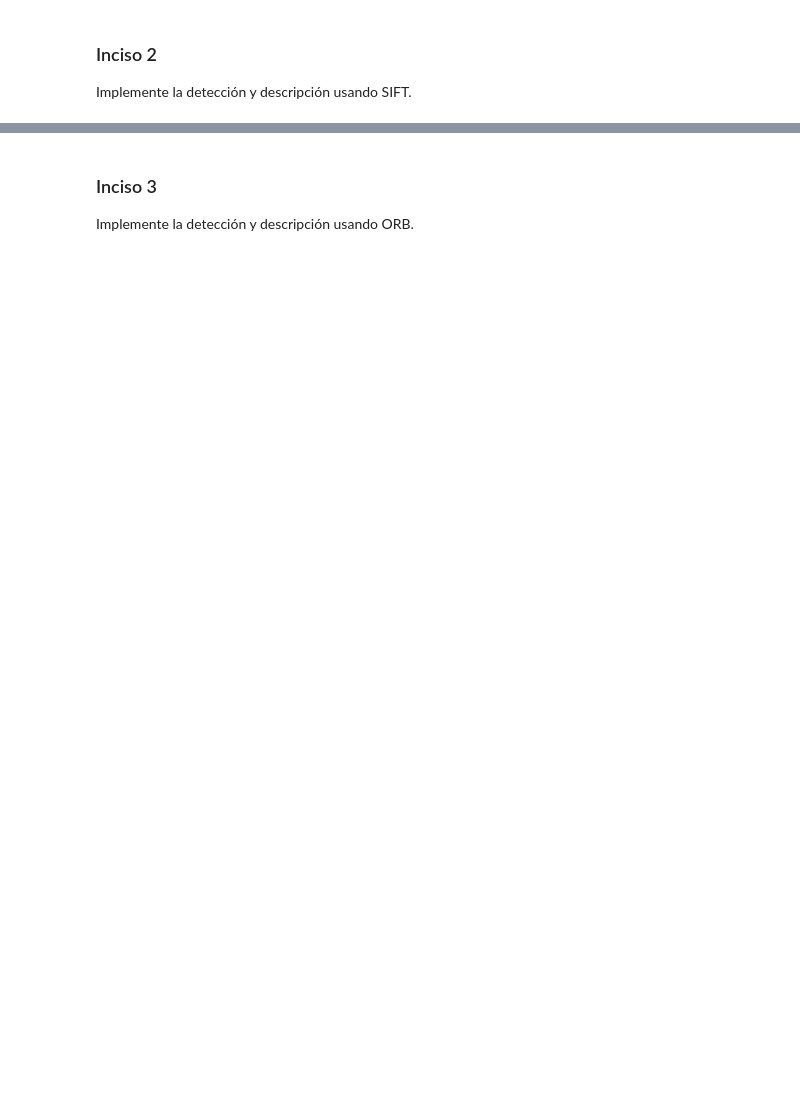
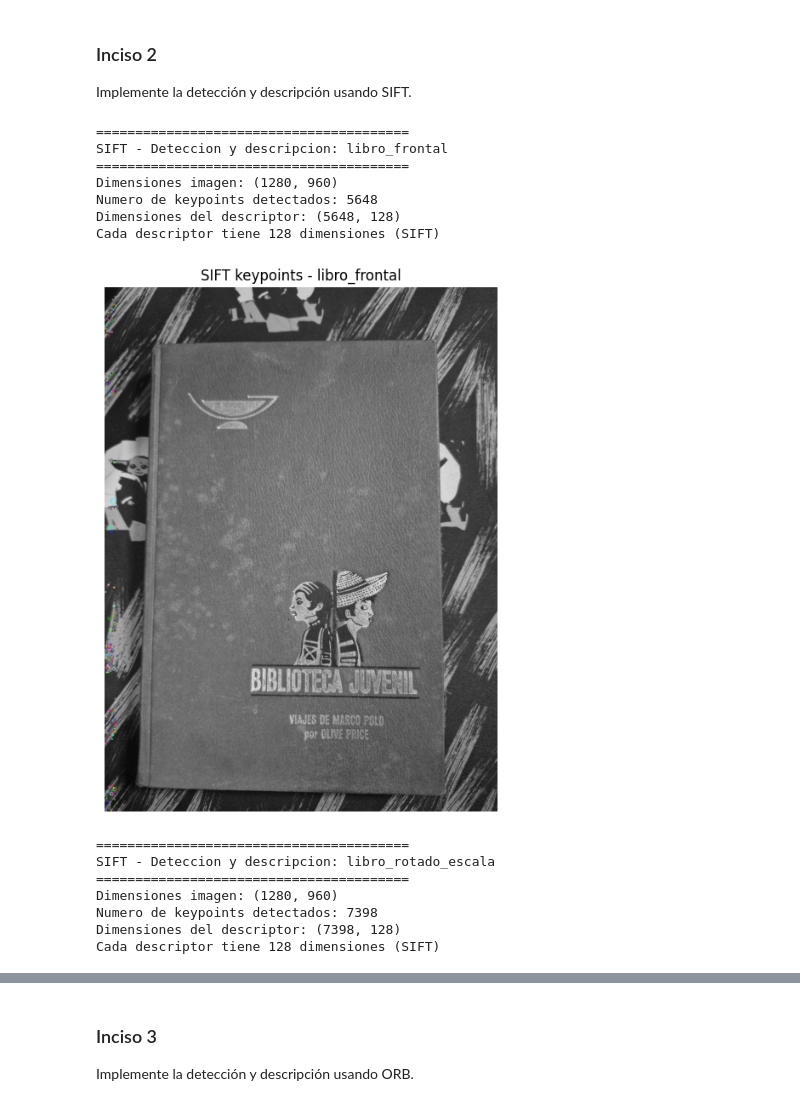
Before and after one commit to JosueSay/intro-to-computer-vision, a Jupyter notebook: labs/lab3/lab3.ipynb, the cells around one changed output, grey strips where cells are left out. Drawn from its saved outputs; the diff is of its cells as text; code cells hidden in the pictures; blank space fills up the shorter version.

```diff
--- a/labs/lab3/lab3.ipynb
+++ b/labs/lab3/lab3.ipynb
@@ -392,0 +481,30 @@ Implemente la detección y descripción usando SIFT.
+# %%
+kp1, desc1 = detectDescribeSIFT(
+    img1Gray,
+    image_name="libro_frontal",
+    show_logs=True,
+    show_plot=True
+)
+
+kp2, desc2 = detectDescribeSIFT(
+    img2Gray,
+    image_name="libro_rotado_escala",
+    show_logs=True,
+    show_plot=True
+)
+# %% [output]
+========================================
+SIFT - Deteccion y descripcion: libro_frontal
+========================================
+Dimensiones imagen: (1280, 960)
+Numero de keypoints detectados: 5648
+Dimensiones del descriptor: (5648, 128)
+Cada descriptor tiene 128 dimensiones (SIFT)
+[figure, added]
+========================================
+SIFT - Deteccion y descripcion: libro_rotado_escala
+========================================
+Dimensiones imagen: (1280, 960)
+Numero de keypoints detectados: 7398
+Dimensiones del descriptor: (7398, 128)
+Cada descriptor tiene 128 dimensiones (SIFT)
```
Also changed, not shown: parts of 18 cells of this notebook.
